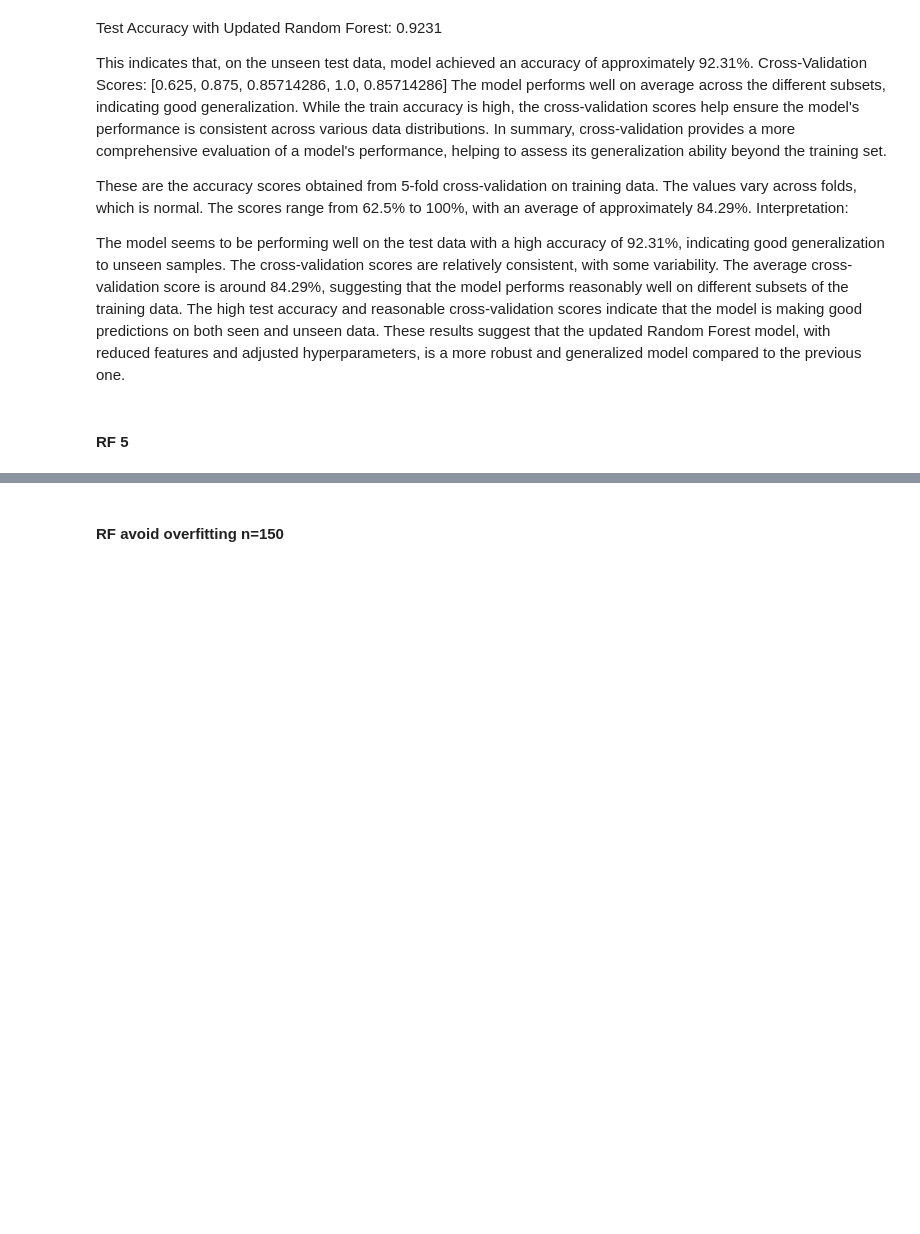
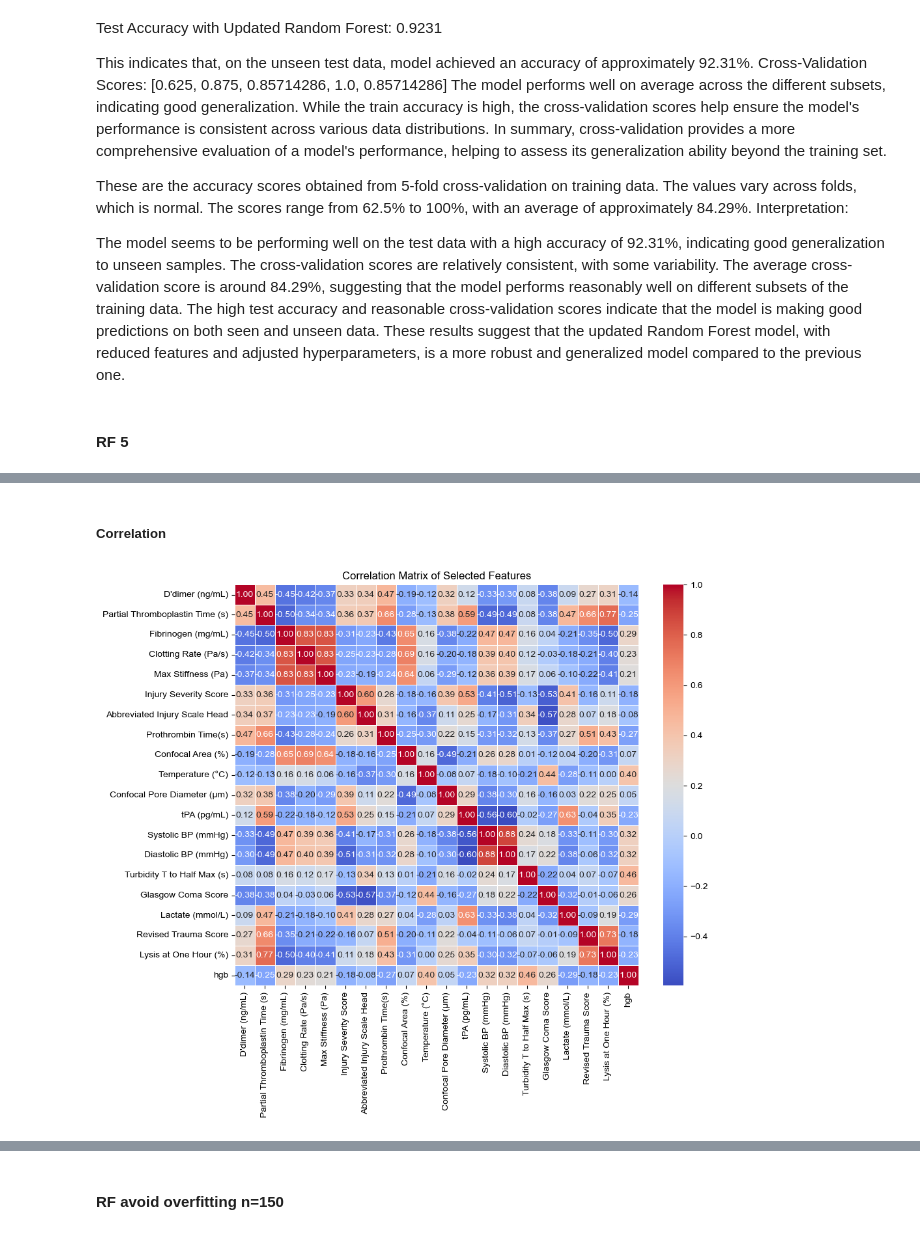
Before and after one commit to absaw/trauma-data-analysis, a Jupyter notebook: code/bme_analysis_main.ipynb, the cells around one changed output, grey strips where cells are left out. Saved outputs shown, nothing was run; the diff lists cells and outputs as text; code cells hidden in the pictures; blank space fills up the shorter version.

```diff
--- a/code/bme_analysis_main.ipynb
+++ b/code/bme_analysis_main.ipynb
@@ -482,0 +491,15 @@ y_pred_rf_updated = clf_5.predict(X_test_selected)
+# %%
+# Get feature importances from the trained RandomForestClassifier
+feature_importances_selected = clf_5.feature_importances_
+
+# Create a DataFrame to display feature names and their importances
+feature_importance_df_selected = pd.DataFrame({
+    'Feature': X_train.columns[rfe.support_],  # Use the original feature names corresponding to the selected features
+    'Importance': feature_importances_selected
+})
+
+# Sort the DataFrame by feature importance
+feature_importance_df_selected = feature_importance_df_selected.sort_values(by='Importance', ascending=False)
+
+# Print or visualize the feature importances
+print(feature_importance_df_selected)
@@ -482,0 +524,24 @@ y_pred_rf_updated = clf_5.predict(X_test_selected)
+# %% [markdown]
+##### Correlation
+# %%
+# Get the selected features from the feature importance DataFrame
+selected_features = feature_importance_df_selected['Feature']
+
+# Extract the corresponding columns from the original data
+selected_features_data = X_train[selected_features]
+
+# Calculate the correlation matrix
+correlation_matrix = selected_features_data.corr()
+
+# Print or visualize the correlation matrix
+# print(correlation_matrix)
+import seaborn as sns
+import matplotlib.pyplot as plt
+
+# Plot a heatmap of the correlation matrix
+plt.figure(figsize=(10, 8))
+sns.heatmap(correlation_matrix, annot=True, cmap='coolwarm', fmt=".2f", linewidths=.5)
+plt.title('Correlation Matrix of Selected Features')
+plt.show()
+# %% [output]
+[figure, added]
```
Also changed, not shown: parts of 21 cells of this notebook, 1 other file.
